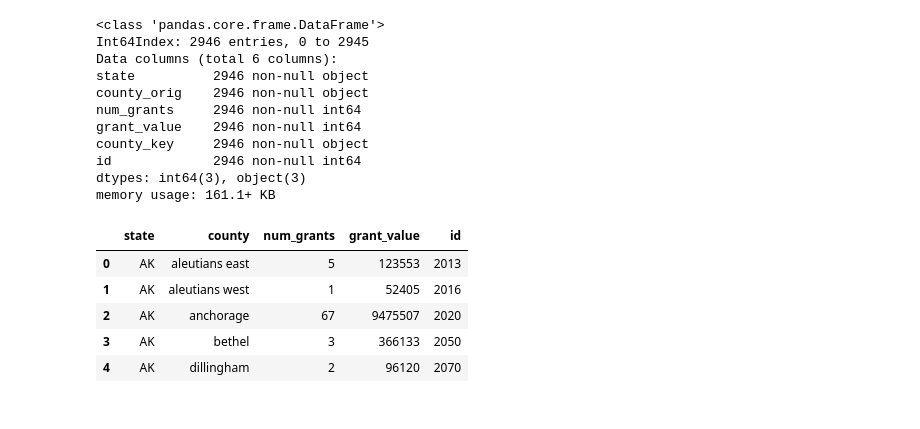
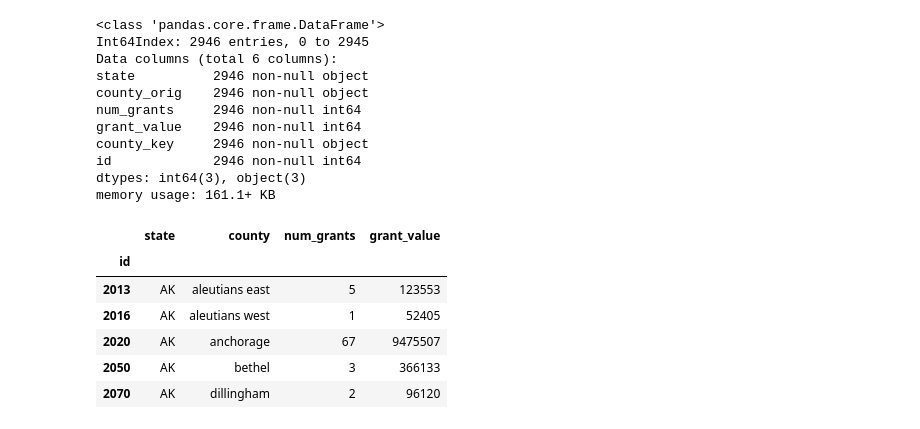
Before and after one commit to HKuz/DSforC, a Jupyter notebook: LWCF/LWCF_Grant_Value_by_County_Rollup.ipynb, the cells around one changed output. Cells and saved outputs as stored; diff of their text form; code cells hidden in the pictures.

```diff
--- a/LWCF/LWCF_Grant_Value_by_County_Rollup.ipynb
+++ b/LWCF/LWCF_Grant_Value_by_County_Rollup.ipynb
@@ -227,15 +227,17 @@ memory usage: 161.1+ KB
 # %%
 # Create simple DataFrame to export to json
 grants_by_county = all_data.drop(['county_key'], axis=1)
 grants_by_county.columns = ['state', 'county', 'num_grants', 'grant_value', 'id']
+grants_by_county.set_index('id', inplace=True)
 
 grants_by_county.head()
 # %% [output]
-|  | state | county | num_grants | grant_value | id |
-| 0 | AK | aleutians east | 5 | 123553 | 2013 |
-| 1 | AK | aleutians west | 1 | 52405 | 2016 |
-| 2 | AK | anchorage | 67 | 9475507 | 2020 |
-| 3 | AK | bethel | 3 | 366133 | 2050 |
-| 4 | AK | dillingham | 2 | 96120 | 2070 |
+|  | state | county | num_grants | grant_value |
+| id |  |  |  |  |
+| 2013 | AK | aleutians east | 5 | 123553 |
+| 2016 | AK | aleutians west | 1 | 52405 |
+| 2020 | AK | anchorage | 67 | 9475507 |
+| 2050 | AK | bethel | 3 | 366133 |
+| 2070 | AK | dillingham | 2 | 96120 |
 # %%
 # Export data to JSON to use to create interactive map
```
Also changed, not shown: parts of 1 cell of this notebook, 11 other files.
